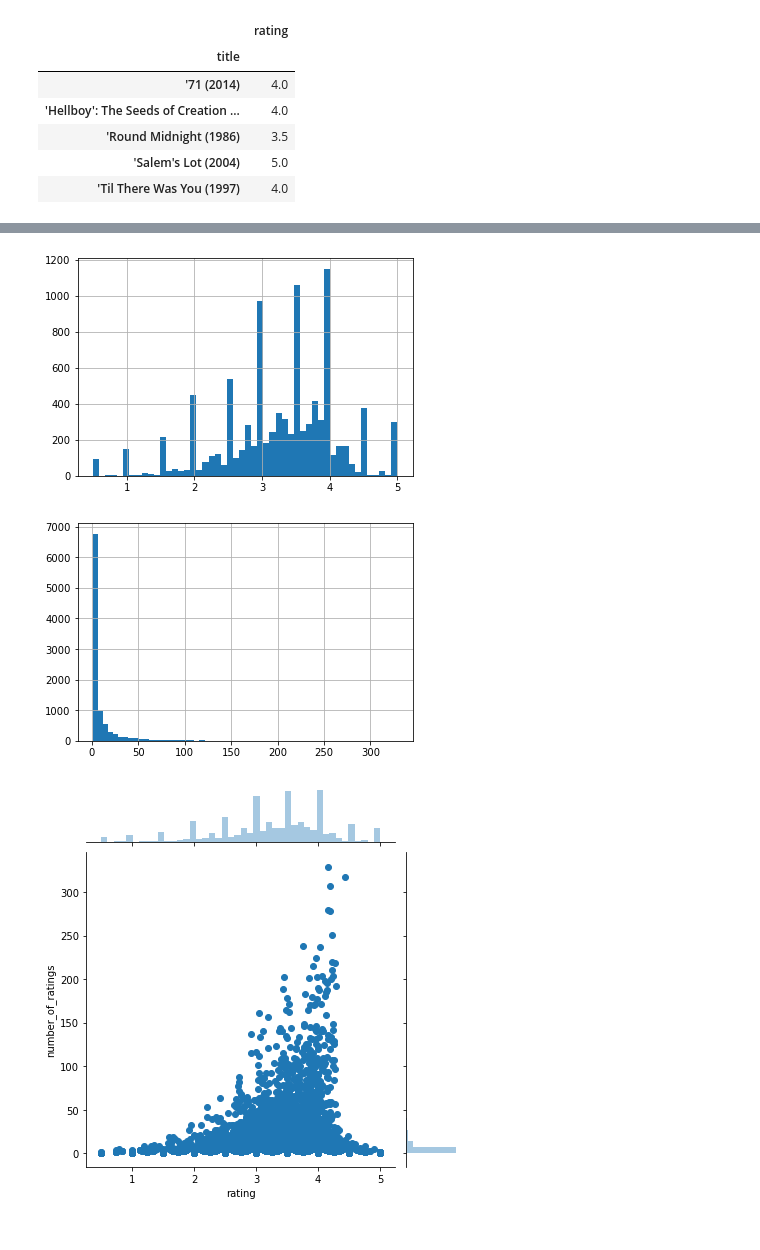
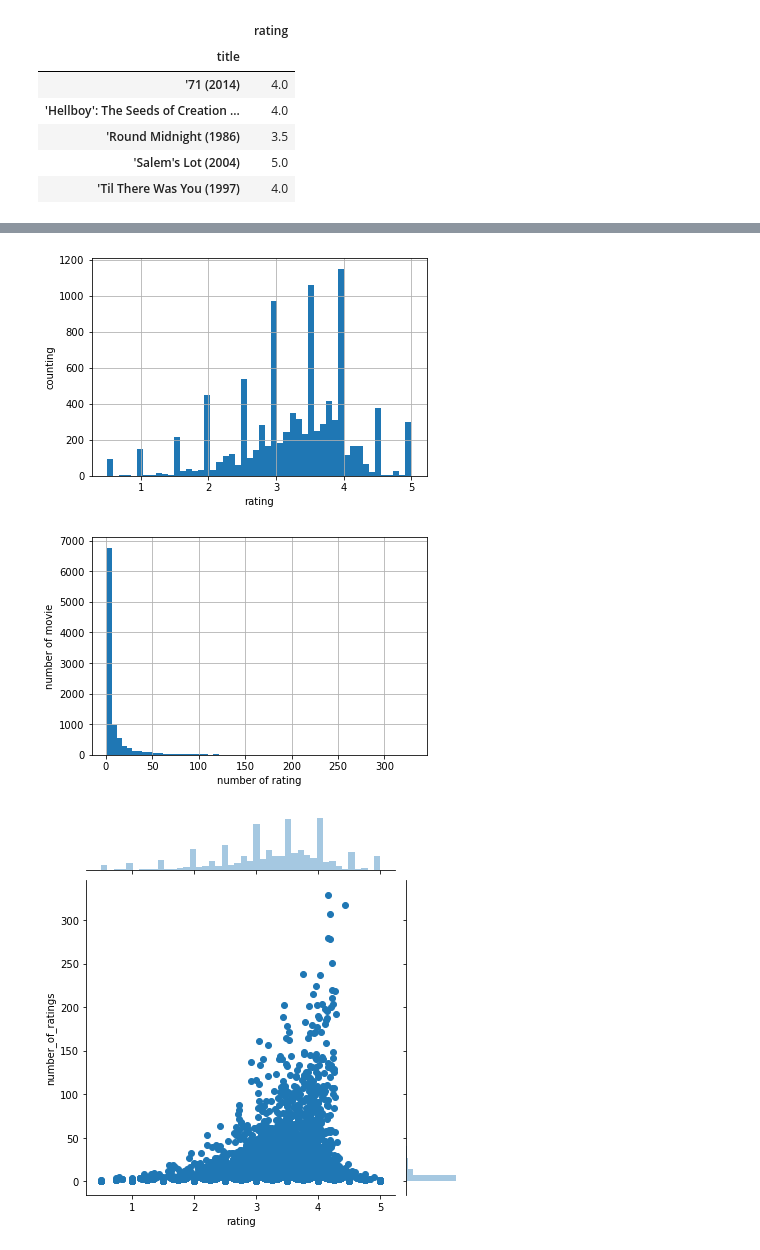
Before and after one commit to emori92/recommender_practice, a Jupyter notebook: main.ipynb, the cells around one changed output, grey strips where cells are left out. Drawn from its saved outputs; the diff is of its cells as text; code cells hidden in the pictures.

```diff
--- a/main.ipynb
+++ b/main.ipynb
@@ -123,13 +120,17 @@ ratings.describe()
 # %%
 # レーティングの分布
 ratings['rating'].hist(bins=50)
+plt.xlabel('rating')
+plt.ylabel('counting')
 plt.show()
 # %% [output]
-[figure, old version]
+[figure, new version]
 # %%
 # レーティングされた合計
 ratings['number_of_ratings'].hist(bins=60)
+plt.xlabel('number of rating')
+plt.ylabel('number of movie')
 plt.show()
 # %% [output]
-[figure, old version]
+[figure, new version]
 # %%
```
Also changed, not shown: parts of 15 cells of this notebook.
